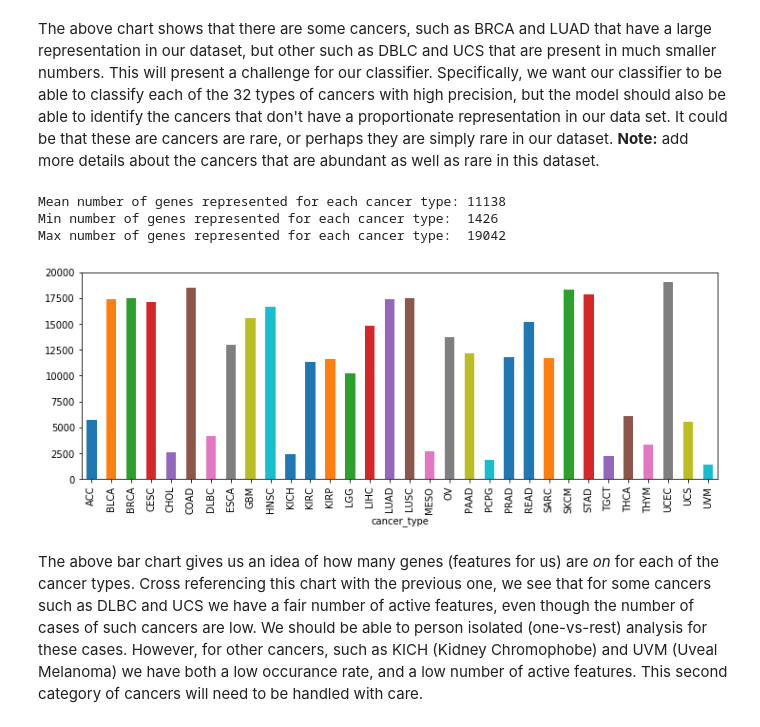
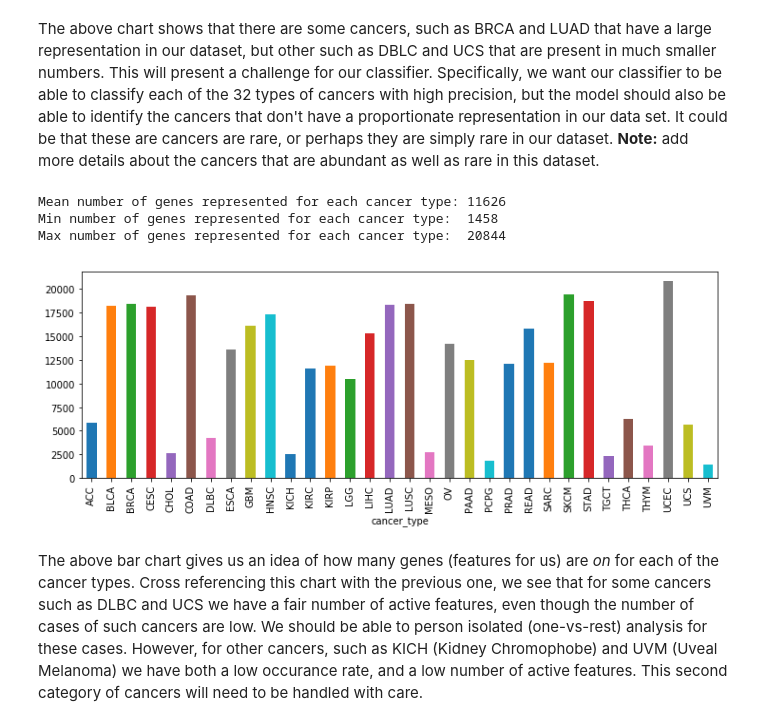
Before and after one commit to tonydisera/w207_6_sum19_g5_final_project, a Jupyter notebook: 02_feature_engineering.ipynb, the cells around one changed output. Saved outputs shown, nothing was run; the diff lists cells and outputs as text; code cells hidden in the pictures.

```diff
--- a/02_feature_engineering.ipynb
+++ b/02_feature_engineering.ipynb
@@ -14,9 +15,13 @@ plt.rcParams.update({'figure.max_open_warning': 0})
 
 Here, we open the data we put together in the previous notebook. For the first analysis, we look at $cancer\_type$, $patient\_barcode$, $gene$ and $gene_type$.
 # %%
-print('Loading merged data ...')
-mutations_raw = pd.read_csv("./data/somatic_mutations_train.csv",
-                        usecols=['cancer_type', 'patient_barcode', 'gene', 'gene_type'])
+print('Loading data ...')
+mutations = {}
+mutations['train'] = pd.read_csv("./data/somatic_mutations_train.csv",
+                             usecols=['cancer_type', 'patient_barcode', 'gene', 'gene_type'])
+mutations['test']  = pd.read_csv("./data/somatic_mutations_test.csv",
+                             usecols=['cancer_type', 'patient_barcode', 'gene', 'gene_type'])
 print("done.")
-print("Mutations count", mutations_raw['patient_barcode'].count())
+print("Mutations training data count:", mutations['train']['patient_barcode'].count())
+print("Mutations test data count:    ", mutations['test']['patient_barcode'].count())
 # %% [output]
@@ -26,12 +32,3 @@ Mutations count 2775593
 # %% [markdown]
 First, eliminate non-coding genes.  This is a common filter applied in bioinformatics to ensure that
 only genes that code for proteins are included in the analysis.
-# %%
-# Eliminate non-coding genes
-mutations                  = mutations_raw[mutations_raw.gene_type == 'protein_coding']
-mutations_non_coding_genes = mutations_raw[mutations_raw.gene_type != 'protein_coding']
-
-coding_genes     = list(mutations.gene.unique())
-non_coding_genes = list(mutations_non_coding_genes.gene.unique())
-print("Number of coding genes:    ", len(coding_genes))
-print("Number of non-coding genes:", len(non_coding_genes))
@@ -81,16 +89,16 @@ Number of patients: 8006
 The above chart shows that there are some cancers, such as BRCA and LUAD that have a large representation in our dataset, but other such as DBLC and UCS that are present in much smaller numbers. This will present a challenge for our classifier. Specifically, we want our classifier to be able to classify each of the 32 types of cancers with high precision, but the model should also be able to identify the cancers that don't have a proportionate representation in our data set. It could be that these are cancers are rare, or perhaps they are simply rare in our dataset. **Note:** add more details about the cancers that are abundant as well as rare in this dataset.
 # %%
 # Get the unique genes per cancer type
-group_genes_by_cancer = mutations.groupby(['cancer_type'])['gene'].nunique();
+group_genes_by_cancer = mutations['train'].groupby(['cancer_type'])['gene'].nunique();
 group_genes_by_cancer.plot.bar(figsize=(12,4))
 print("Mean number of genes represented for each cancer type:", int(np.round(group_genes_by_cancer.mean())))
 print("Min number of genes represented for each cancer type: ", int(np.round(group_genes_by_cancer.min())))
 print("Max number of genes represented for each cancer type: ", int(np.round(group_genes_by_cancer.max())))
 # %% [output]
-Mean number of genes represented for each cancer type: 11138
-Min number of genes represented for each cancer type:  1426
-Max number of genes represented for each cancer type:  19042
+Mean number of genes represented for each cancer type: 11626
+Min number of genes represented for each cancer type:  1458
+Max number of genes represented for each cancer type:  20844
-[figure, old version]
+[figure, new version]
 # %% [markdown]
 The above bar chart gives us an idea of how many genes (features for us) are _on_ for each of the cancer types. Cross referencing this chart with the previous one, we see that for some cancers such as DLBC and UCS we have a fair number of active features, even though the number of cases of such cancers are low. We should be able to person isolated (one-vs-rest) analysis for these cases. However, for other cancers, such as KICH (Kidney Chromophobe) and UVM (Uveal Melanoma) we have both a low occurance rate, and a low number of active features. This second category of cancers will need to be handled with care.
 # %% [markdown]
```
Also changed, not shown: parts of 17 cells of this notebook.
